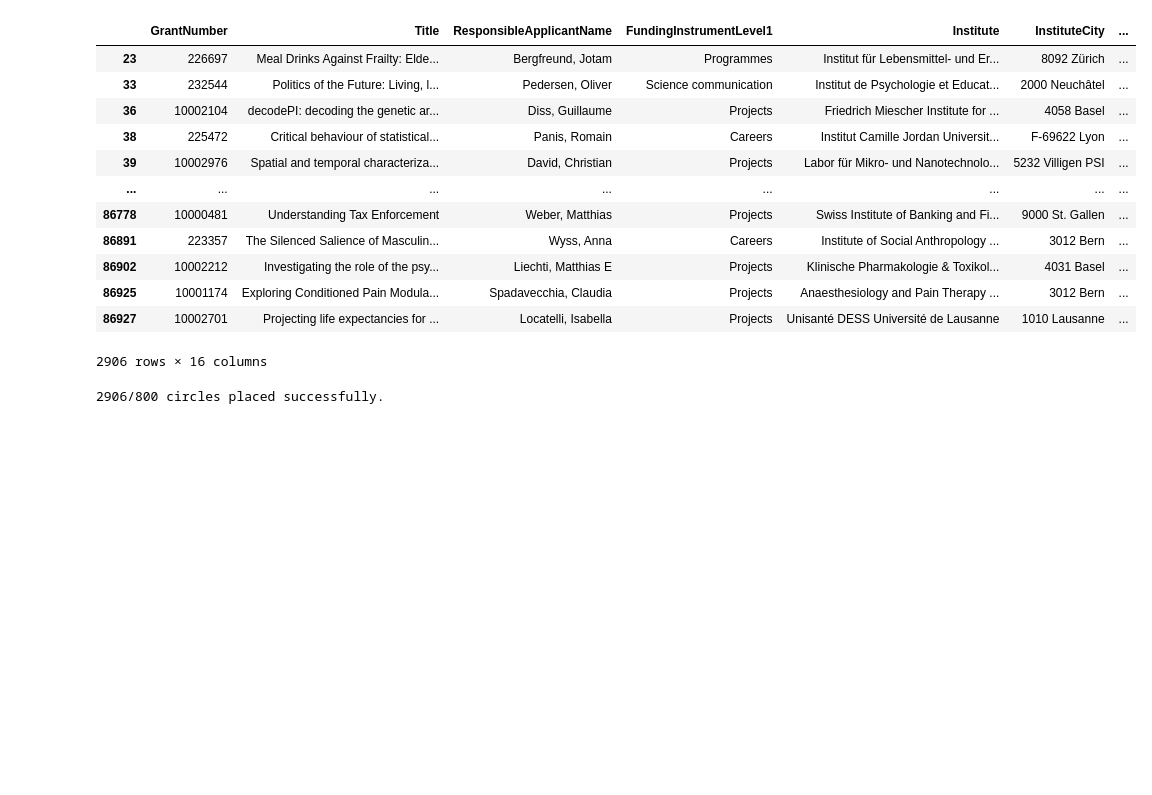
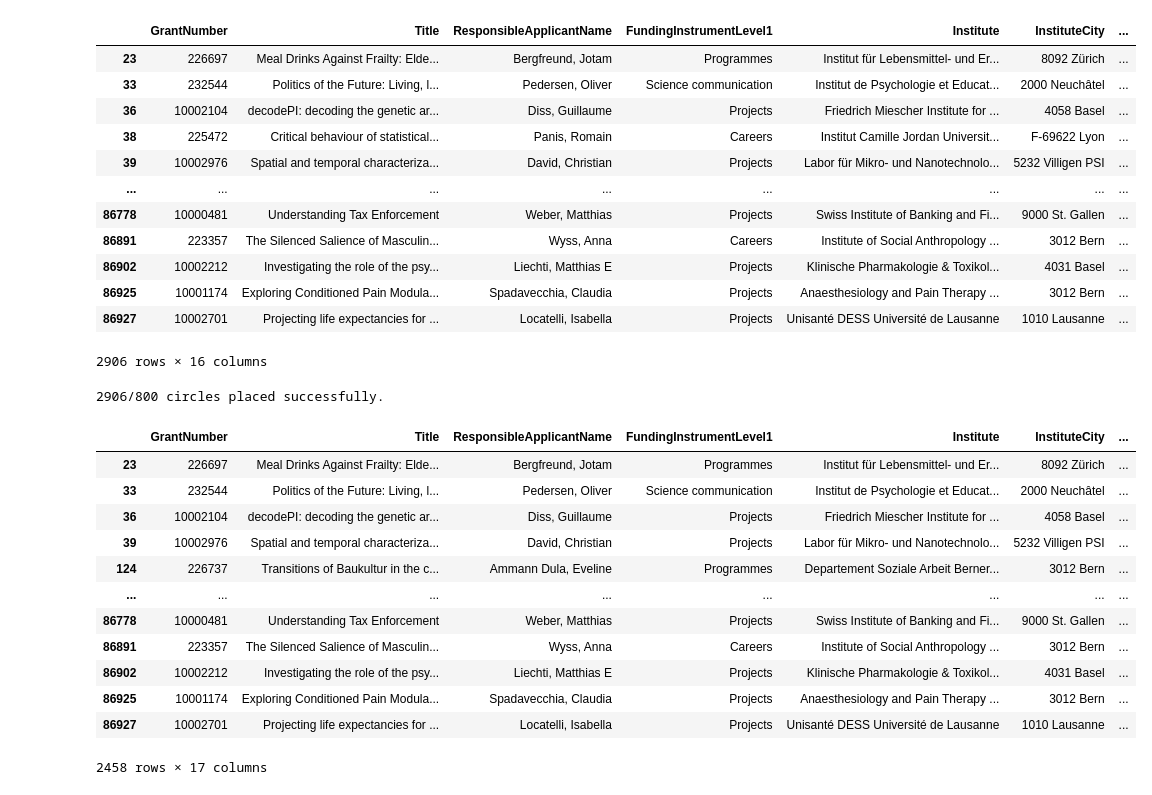
Before and after one commit to ColasDroin/wrangling_snsf, a Jupyter notebook: analysis.ipynb, the cells around one changed output. Saved outputs shown, nothing was run; the diff lists cells and outputs as text; code cells hidden in the pictures; blank space fills up the shorter version.

```diff
--- a/analysis.ipynb
+++ b/analysis.ipynb
@@ -66,6 +82,8 @@ df_2024
 | 86927 | 10002701 | Projecting life expectancies for ... | Locatelli, Isabella | Projects | Unisanté DESS Université de Lausanne | 1010 Lausanne | ... |
 2906 rows × 16 columns
 # %%
+df_2024_save = df_2024.copy()
+
 # Minimal dataset just to prototype. Rename GrantNumber	to id, Title to title, AmountGrantedAllSets to amount, CallDecisionYear to year, and discard the rest
 df_2024 = df_2024.rename(
     columns={
@@ -124,0 +149,24 @@ df_2024.to_json('../app/public/data/grant_2024.json', orient='records')
+# %%
+df_2024['County'] = df_2024['InstituteCity'].dropna().str.split(' ').map(lambda x: x[0])
+
+# Cast to int (remove from df if not possible)
+df_2024['County'] = pd.to_numeric(df_2024['County'], errors='coerce')
+
+# Remove NaN
+df_2024 = df_2024.dropna(subset=['County'])
+
+df_2024
+# %% [output]
+|  | GrantNumber | Title | ResponsibleApplicantName | FundingInstrumentLevel1 | Institute | InstituteCity | ... |
+| 23 | 226697 | Meal Drinks Against Frailty: Elde... | Bergfreund, Jotam | Programmes | Institut für Lebensmittel- und Er... | 8092 Zürich | ... |
+| 33 | 232544 | Politics of the Future: Living, l... | Pedersen, Oliver | Science communication | Institut de Psychologie et Educat... | 2000 Neuchâtel | ... |
+| 36 | 10002104 | decodePI: decoding the genetic ar... | Diss, Guillaume | Projects | Friedrich Miescher Institute for ... | 4058 Basel | ... |
+| 39 | 10002976 | Spatial and temporal characteriza... | David, Christian | Projects | Labor für Mikro- und Nanotechnolo... | 5232 Villigen PSI | ... |
+| 124 | 226737 | Transitions of Baukultur in the c... | Ammann Dula, Eveline | Programmes | Departement Soziale Arbeit Berner... | 3012 Bern | ... |
+| ... | ... | ... | ... | ... | ... | ... | ... |
+| 86778 | 10000481 | Understanding Tax Enforcement | Weber, Matthias | Projects | Swiss Institute of Banking and Fi... | 9000 St. Gallen | ... |
+| 86891 | 223357 | The Silenced Salience of Masculin... | Wyss, Anna | Careers | Institute of Social Anthropology ... | 3012 Bern | ... |
+| 86902 | 10002212 | Investigating the role of the psy... | Liechti, Matthias E | Projects | Klinische Pharmakologie & Toxikol... | 4031 Basel | ... |
+| 86925 | 10001174 | Exploring Conditioned Pain Modula... | Spadavecchia, Claudia | Projects | Anaesthesiology and Pain Therapy ... | 3012 Bern | ... |
+| 86927 | 10002701 | Projecting life expectancies for ... | Locatelli, Isabella | Projects | Unisanté DESS Université de Lausanne | 1010 Lausanne | ... |
+2458 rows × 17 columns
```
Also changed, not shown: parts of 6 cells of this notebook.
